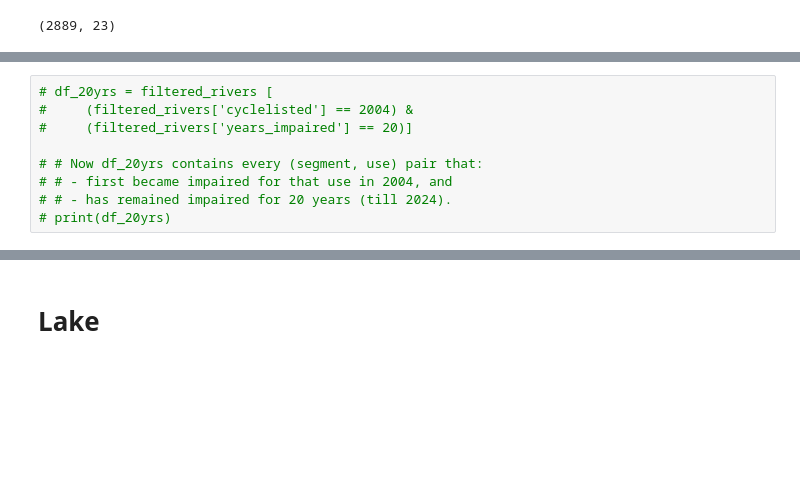
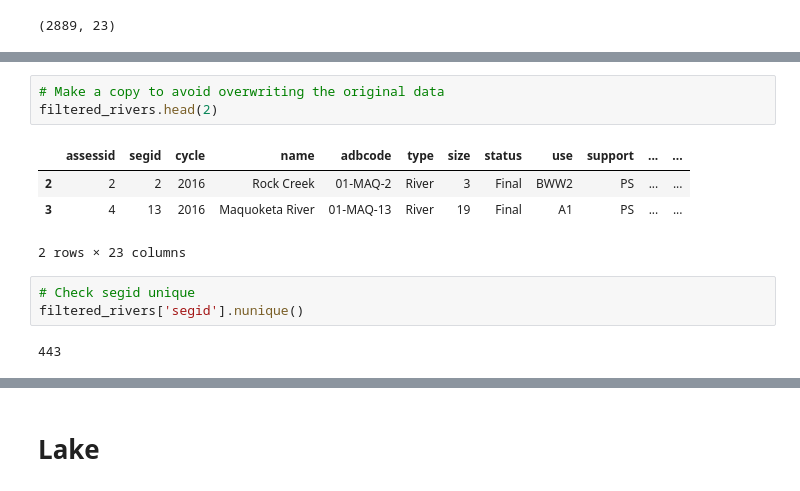
Before and after one commit to mocorderos/Water_Impair_Iowa, a Jupyter notebook: ImpairedWaterListFeb25.ipynb, the cells around one changed output, grey strips where cells are left out. Cells and saved outputs as stored; diff of their text form; blank space fills up the shorter version.

```diff
--- a/ImpairedWaterListFeb25.ipynb
+++ b/ImpairedWaterListFeb25.ipynb
@@ -488,9 +455,13 @@ filtered_rivers.shape
-# %%
-# df_20yrs = filtered_rivers [
-#     (filtered_rivers['cyclelisted'] == 2004) &
-#     (filtered_rivers['years_impaired'] == 20)]
-
-# # Now df_20yrs contains every (segment, use) pair that:
-# # - first became impaired for that use in 2004, and
-# # - has remained impaired for 20 years (till 2024).
-# print(df_20yrs)
+# %%
+# Make a copy to avoid overwriting the original data
+filtered_rivers.head(2)
+# %% [output]
+|  | assessid | segid | cycle | name | adbcode | type | size | status | use | support | ... | ... |
+| 2 | 2 | 2 | 2016 | Rock Creek | 01-MAQ-2 | River | 3 | Final | BWW2 | PS | ... | ... |
+| 3 | 4 | 13 | 2016 | Maquoketa River | 01-MAQ-13 | River | 19 | Final | A1 | PS | ... | ... |
+2 rows × 23 columns
+# %%
+# Check segid unique
+filtered_rivers['segid'].nunique()
+# %% [output]
+443
```
Also changed, not shown: parts of 16 cells of this notebook.
